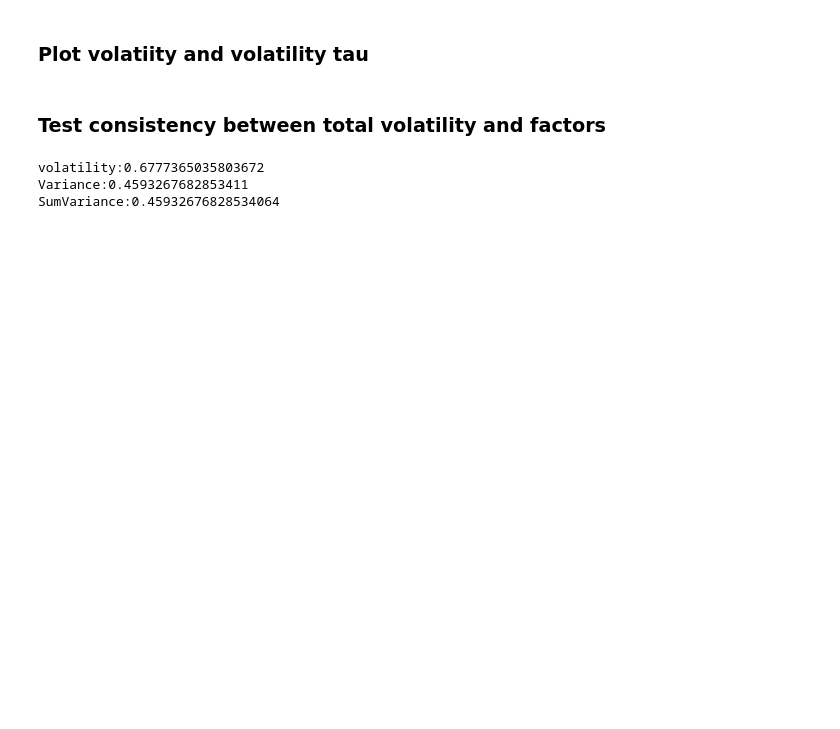
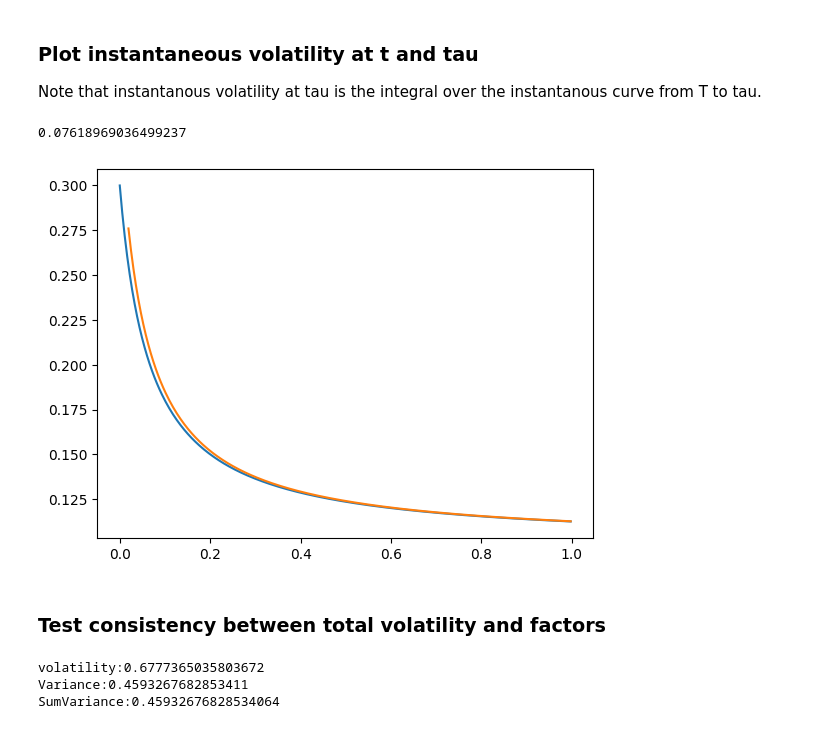
Before and after one commit to bmyksvoll/curves, a Jupyter notebook: bsr_simulation.ipynb, the cells around one changed output. Saved outputs shown, nothing was run; the diff lists cells and outputs as text; code cells hidden in the pictures; blank space fills up the shorter version.

```diff
--- a/bsr_simulation.ipynb
+++ b/bsr_simulation.ipynb
@@ -9,9 +9,10 @@ def term_structure(t):
     return 100 + 20 * np.cos(2*T_max * np.pi * t /T_max) + np.exp(0.5*t)
 
 
-def vol_structure(t, T, a= 0.9, b = 0.6, c= 0.1):
-    return a / (t + b) + c
+def sigma_instantanous(t, T, a= 0.9, b = 0.6, c= 0.1):
+    return a / (T - t + b) + c
 
+# Returns the volatility structure from t+tau(?)
 def sigma_brs (t, tau, T, a,b,c):
     upper = (a**2/(T - tau + b) - 2*a*c*np.log(T - tau + b) + c**2*tau)
     lower = (a**2/(T - t + b) - 2*a*c*np.log(T - t + b) + c**2*t)
@@ -36,8 +37,35 @@ def sigma_factor3(t, tau,T,c):
     lower = (c**2*t)
     var = (upper-lower)/(tau-t)
     return(np.sqrt(var))
-# %% [markdown]
-### Plot volatiity and volatility tau
+# %% [markdown]
+### Plot instantaneous volatility at t and tau
+Note that instantanous volatility at tau is the integral over the instantanous curve from T to tau.
+# %%
+t = 0
+T = 1
+tau =1/52
+dt = 1/365
+#n_steps = int(T / dt)
+
+b = 2/3/10
+a = 0.2*b
+c = 0.1
+
+times_tau = np.arange(tau, T, dt)
+times_t = np.arange(t, T, dt)
+vol_tau = sigma_brs(t, tau, times_tau, a,b,c)
+vol_inst = sigma_instantanous(t, times_t, a, b, c)
+
+
+plt.plot(times_t, vol_inst)
+plt.plot(times_tau, vol_tau)
+
+# Integral of variance instantanous equal to vol_tau.
+np.sqrt(sum(vol_inst[0:7]**2)/7)
+vol_tau[0]**2 # vol = 0.2760, var = 0.07618969
+# %% [output]
+0.07618969036499237
+[figure, added]
 # %% [markdown]
 ### Test consistency between total volatility and factors
 # %%
```
Also changed, not shown: parts of 3 cells of this notebook.
